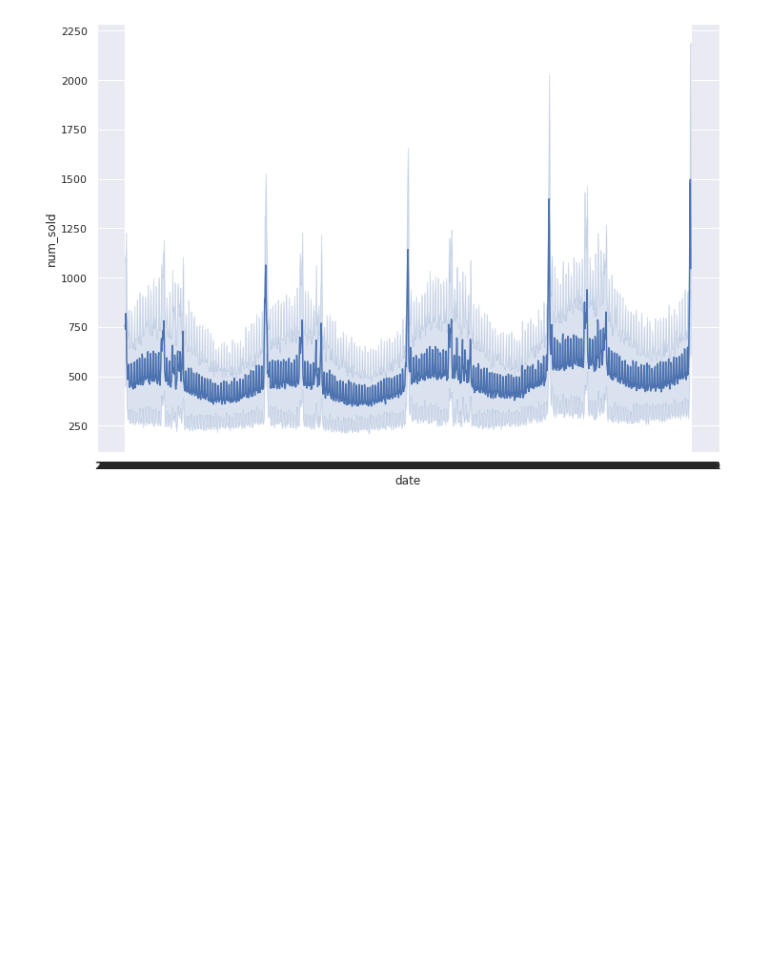
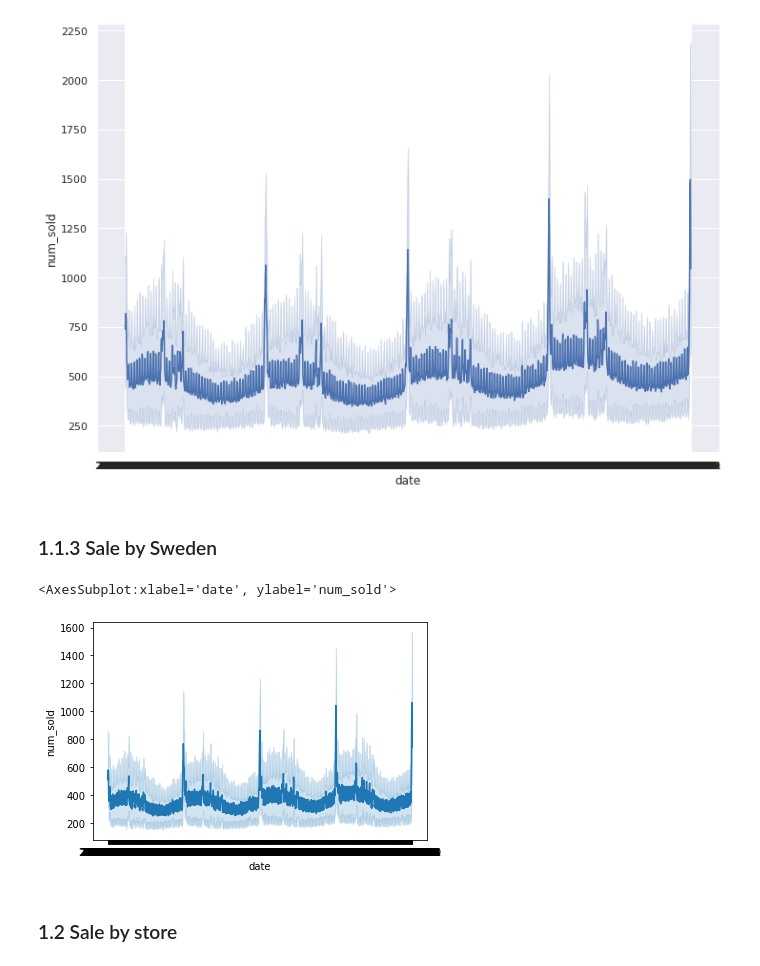
Before and after one commit to ttpro1995/kaggle-tabular-playground-series-jan-2022, a Jupyter notebook: timeseries_eda.ipynb, the cells around one changed output. Cells and saved outputs as stored; diff of their text form; code cells hidden in the pictures; blank space fills up the shorter version.

```diff
--- a/timeseries_eda.ipynb
+++ b/timeseries_eda.ipynb
@@ -114,3 +118,14 @@ sns.lineplot(x="date", y="num_sold", data=df_normay)
 # %% [output]
 <AxesSubplot:xlabel='date', ylabel='num_sold'>
 [figure]
+# %% [markdown]
+### 1.1.3 Sale by Sweden
+# %%
+df_sweden = df[df["country"] == "Sweden"]
+# %%
+sns.lineplot(x="date", y="num_sold", data=df_sweden)
+# %% [output]
+<AxesSubplot:xlabel='date', ylabel='num_sold'>
+[figure, added]
+# %% [markdown]
+### 1.2 Sale by store
```
Also changed, not shown: parts of 11 cells of this notebook, 2 other files.
